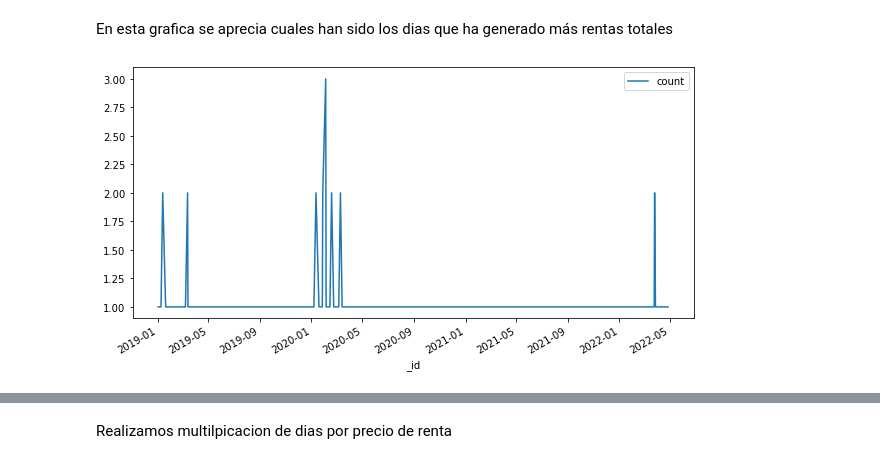
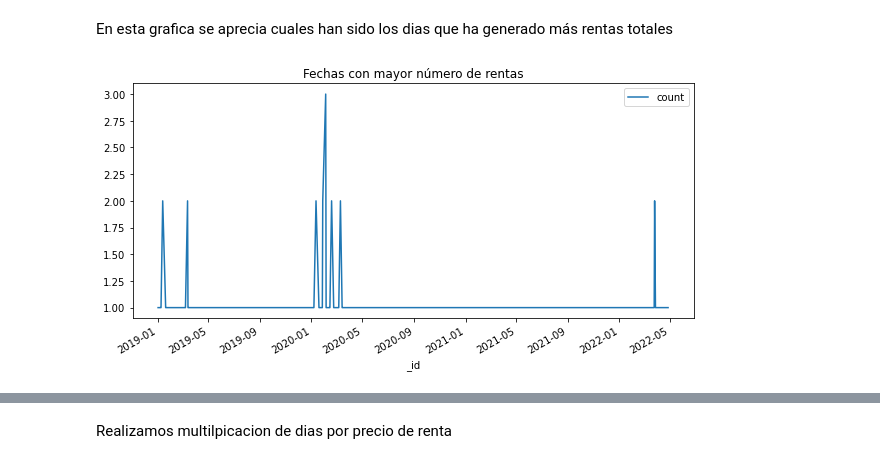
Before and after one commit to fitomx19/PyMongoAutos, a Jupyter notebook: AgenciaAutos.ipynb, the cells around one changed output, grey strips where cells are left out. Cells and saved outputs as stored; diff of their text form; code cells hidden in the pictures.

```diff
--- a/AgenciaAutos.ipynb
+++ b/AgenciaAutos.ipynb
@@ -518,7 +507,8 @@ En esta grafica se aprecia cuales han sido los dias que ha generado más rentas
 # %%
 plt.rcParams["figure.figsize"] = [8.50, 4.50]
 plt.rcParams["figure.autolayout"] = True
 dfSalida.plot(x ='_id', y='count', kind = 'line')
+plt.title("Fechas con mayor número de rentas")
 plt.show()
 # %% [output]
-[figure, old version]
+[figure, new version]
```
Also changed, not shown: parts of 66 cells of this notebook, 4 other files.
